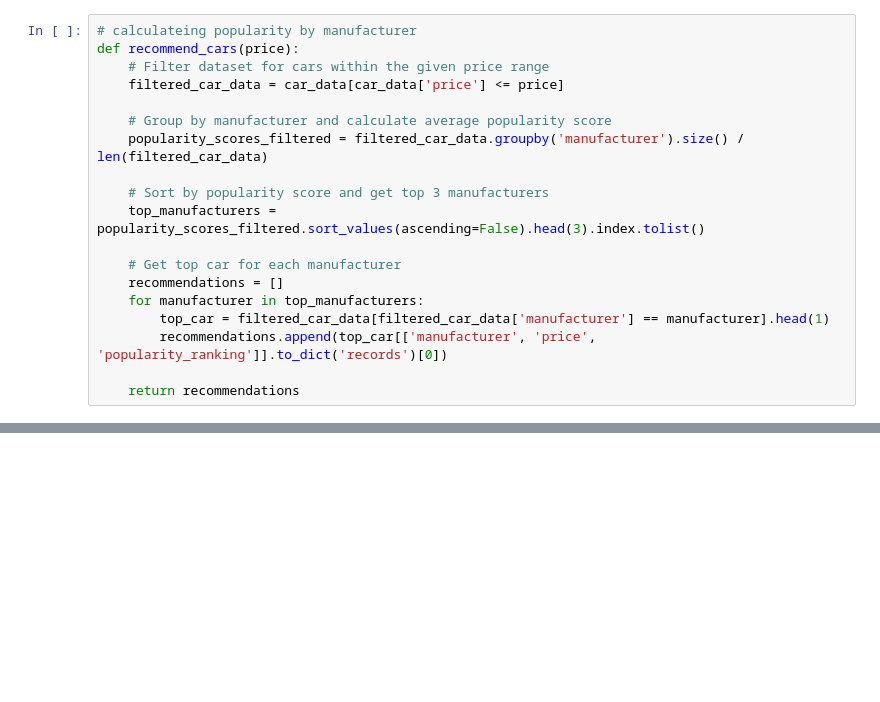
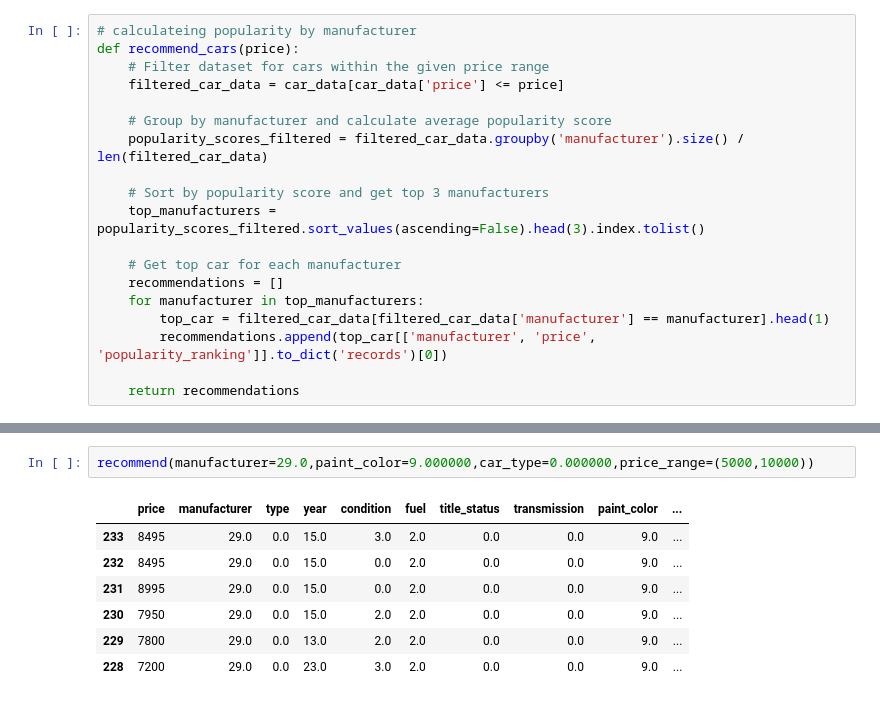
Before and after one commit to bharat444/used_cars, a Jupyter notebook: notebook/base_recomendation_system.ipynb, the cells around one changed output, grey strips where cells are left out. Drawn from its saved outputs; the diff is of its cells as text; blank space fills up the shorter version.

```diff
--- a/notebook/base_recomendation_system.ipynb
+++ b/notebook/base_recomendation_system.ipynb
@@ -78,0 +127,10 @@ Top 3 recommended cars within $ 10000 :
+# %%
+recommend(manufacturer=29.0,paint_color=9.000000,car_type=0.000000,price_range=(5000,10000))
+# %% [output]
+|  | price | manufacturer | type | year | condition | fuel | title_status | transmission | paint_color | ... |
+| 233 | 8495 | 29.0 | 0.0 | 15.0 | 3.0 | 2.0 | 0.0 | 0.0 | 9.0 | ... |
+| 232 | 8495 | 29.0 | 0.0 | 15.0 | 0.0 | 2.0 | 0.0 | 0.0 | 9.0 | ... |
+| 231 | 8995 | 29.0 | 0.0 | 15.0 | 0.0 | 2.0 | 0.0 | 0.0 | 9.0 | ... |
+| 230 | 7950 | 29.0 | 0.0 | 15.0 | 2.0 | 2.0 | 0.0 | 0.0 | 9.0 | ... |
+| 229 | 7800 | 29.0 | 0.0 | 13.0 | 2.0 | 2.0 | 0.0 | 0.0 | 9.0 | ... |
+| 228 | 7200 | 29.0 | 0.0 | 23.0 | 3.0 | 2.0 | 0.0 | 0.0 | 9.0 | ... |
```
Also changed, not shown: parts of 3 cells of this notebook.
